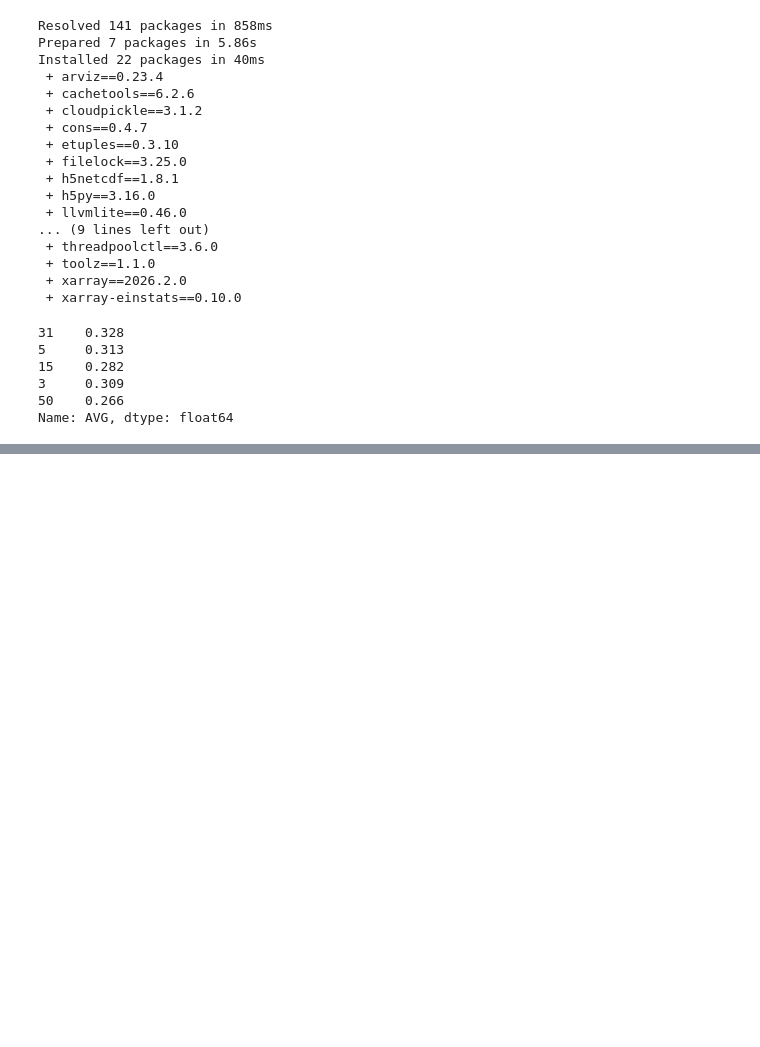
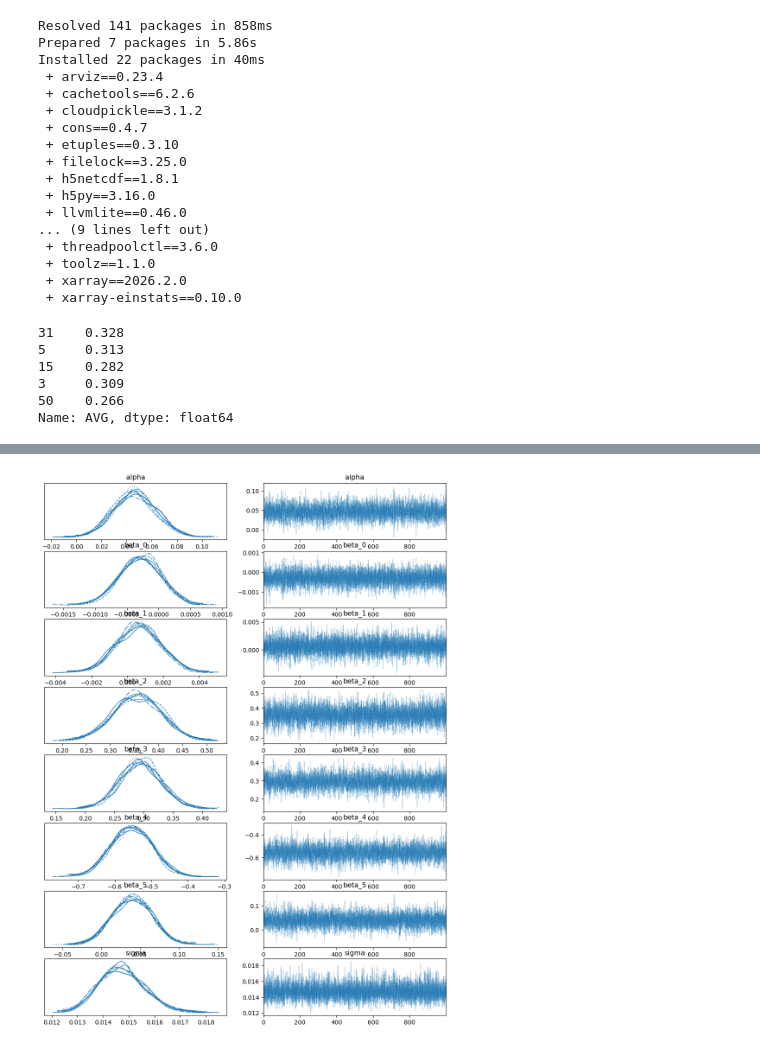
Before and after one commit to alexanderneva/baseball, a Jupyter notebook: test_run.ipynb, the cells around one changed output, grey strips where cells are left out. Cells and saved outputs as stored; diff of their text form; code cells hidden in the pictures; blank space fills up the shorter version.

```diff
--- a/test_run.ipynb
+++ b/test_run.ipynb
@@ -171,19 +172,5 @@ Name: AVG, dtype: float64
 # %%
-fig, ((ax1,ax2),(ax3,ax4),(ax5,ax6)) = plt.subplots(3,2,figsize=(8,6))
-fig.suptitle("Empirical densities of variables")
-fig.set_figwidth(15)
-fig.set_figheight(10)
-ax1.hist(data_m0['Age'],bins=20,density=True)
-ax1.set_title('Age')
-ax2.hist(data_m0['SLG'],bins=20,density=True)
-ax2.set_title('Slugging %')
-ax3.hist(data_m0['Barrel%'],bins=20,density=True)
-ax3.set_title('Barrel %')
-ax4.hist(data_m0['OBP'],bins=20,density=True)
-ax4.set_title('On Base %')
-ax5.hist(data_m0['HardHit%'],bins=20,density=True)
-ax5.set_title('Hard Hit %')
-ax6.hist(y,bins=20,density=True)
-ax6.set_title('Batting Average')
-plt.subplots_adjust(0.1,0.01,top=0.9)
+## 144 samples, fairly small
+data_model_0 = data_model_0[['Age','PA','OBP','SLG','Barrel%','HardHit%']]
+data_model_0.head
 # %% [output]
@@ -190,0 +203,5 @@ plt.subplots_adjust(0.1,0.01,top=0.9)
+# %%
+# normalizing PA value so it fits ranges
+data_model_0['PA'] = (data_model_0['PA']-data_model_0['PA'].mean()) / data_model_0['PA'].std()
+means = data_model_0.mean()
+means
@@ -190,0 +216,16 @@ plt.subplots_adjust(0.1,0.01,top=0.9)
+# %%
+model_0 = pm.Model()
+with model_0:
+    alpha = pm.Normal("alpha",mu=0,sigma=10)
+    beta_0 = pm.Normal("beta_0", mu=means['Age'], sigma=10)
+    beta_1 = pm.Normal("beta_1", mu=means['PA'], sigma=2)
+    beta_2 = pm.Normal("beta_2", mu=means['OBP'], sigma=2)
+    beta_3 = pm.Normal("beta_3",mu=means['SLG'], sigma=2)
+    beta_4 = pm.Normal("beta_4",mu=means['Barrel%'],sigma=2)
+    beta_5 = pm.Normal("beta_5",mu=means["HardHit%"],sigma=2)
+    sigma = pm.Normal("sigma", sigma=1)
+    mu = alpha + beta_0*data_model_0['Age'] + beta_1*data_model_0['PA']+beta_2*data_model_0['OBP']+beta_3*data_model_0['SLG'] + beta_4*data_model_0['Barrel%']+beta_5*data_model_0['HardHit%']
+    prior = pm.sample_prior_predictive()
+    Y_obs = pm.Normal("Y_obs", mu=mu, sigma=sigma, observed = y)
+    idata = pm.sample(1000,cores=8)
+    posterior_predictive = pm.sample_posterior_predictive(idata)
@@ -190,0 +255,4 @@ plt.subplots_adjust(0.1,0.01,top=0.9)
+# %%
+az.plot_trace(idata);
+# %% [output]
+[figure, added]
```
Also changed, not shown: parts of 19 cells of this notebook, 2 other files.
